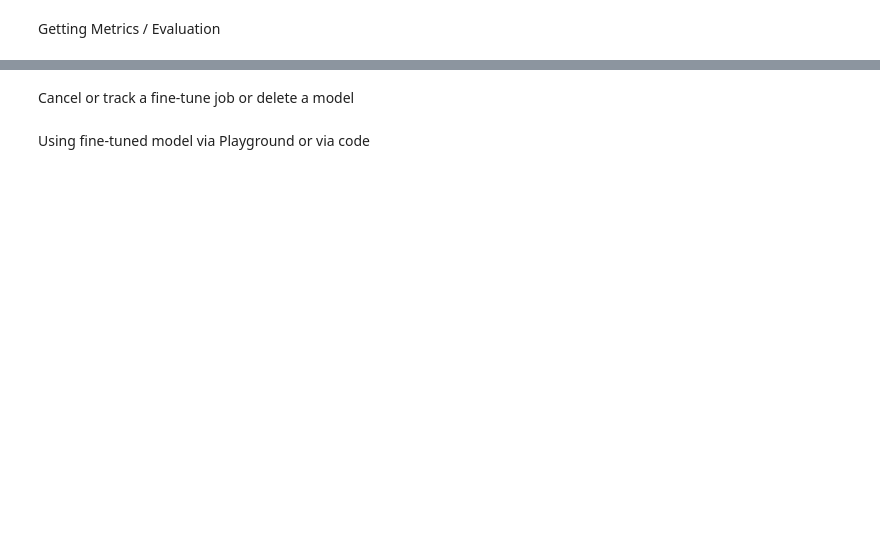
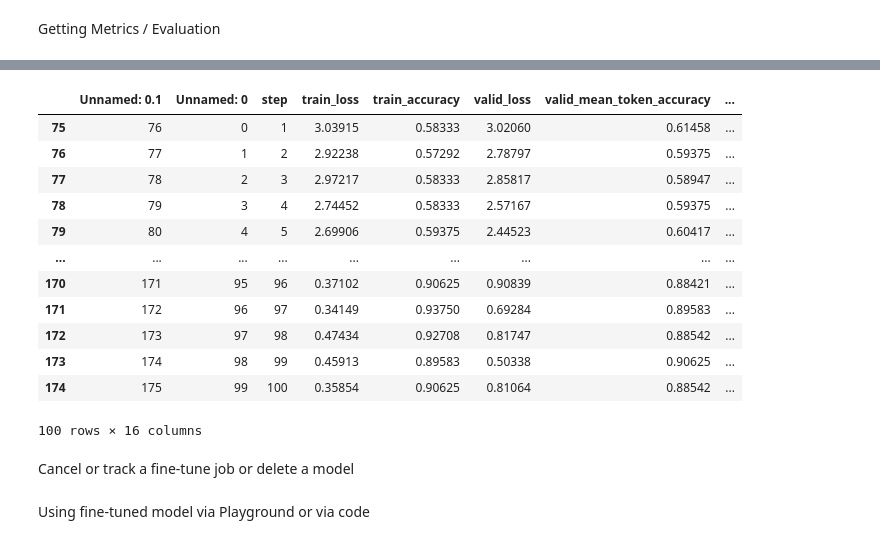
Before and after one commit to izu457/Thesis_Finetuning_GPT3.5_Political_Stance, a Jupyter notebook: Fine-Tuning_Cookbook.ipynb, the cells around one changed output, grey strips where cells are left out. Drawn from its saved outputs; the diff is of its cells as text; code cells hidden in the pictures; blank space fills up the shorter version.

```diff
--- a/Fine-Tuning_Cookbook.ipynb
+++ b/Fine-Tuning_Cookbook.ipynb
@@ -426,0 +401,25 @@ plt.show()
+# %%
+clas_results_metrics_copy = pd.read_csv("clas_results_metrics_copy.csv")
+
+# Find three most minimal losses to choose the best model
+min_loss = clas_results_metrics_copy["train_loss"].min()
+min_losses = clas_results_metrics_copy["train_loss"].nsmallest(3)
+display(min_loss)
+display(min_losses)
+print(f"Models {min_losses.index} are the models with the lowest losses of {min_losses.values}.")
+
+# Find the model with the smallest training AND validation loss
+# Calculate sum of each training and validation loss and find smallest sum
+clas_results_metrics_copy["sum_loss"] = clas_results_metrics_copy["train_loss"] + clas_results_metrics_copy["valid_loss"]
+min_sum_loss = clas_results_metrics_copy["sum_loss"].min()
+min_sum_losses = clas_results_metrics_copy["sum_loss"].nsmallest(3)
+display(min_sum_loss)
+display(min_sum_losses)
+print(f"Models {min_sum_losses.index} are the models with the lowest sum of training and validation losses of {min_sum_losses.values}.")
+
+# save min_sum_losses.index as list of indices
+min_sum_losses_indices = min_sum_losses.index.tolist()
+print(min_sum_losses_indices)
+display(clas_results_metrics_copy.loc[min_sum_losses_indices[0]])
+display(clas_results_metrics_copy.loc[min_sum_losses_indices[1]])
+display(clas_results_metrics_copy.loc[min_sum_losses_indices[2]])
@@ -427,3 +491,20 @@ plt.show()
+# %%
+# print smallest sum of losses of models with combination lr: 5, epochs: 4, batch: 1
+display(clas_results_metrics_copy[clas_results_metrics_copy["hyperparameter_combination"] == "lr: 2.0, epochs: 10, batch: 1"])
+# %% [output]
+|  | Unnamed: 0.1 | Unnamed: 0 | step | train_loss | train_accuracy | valid_loss | valid_mean_token_accuracy | ... |
+| 75 | 76 | 0 | 1 | 3.03915 | 0.58333 | 3.02060 | 0.61458 | ... |
+| 76 | 77 | 1 | 2 | 2.92238 | 0.57292 | 2.78797 | 0.59375 | ... |
+| 77 | 78 | 2 | 3 | 2.97217 | 0.58333 | 2.85817 | 0.58947 | ... |
+| 78 | 79 | 3 | 4 | 2.74452 | 0.58333 | 2.57167 | 0.59375 | ... |
+| 79 | 80 | 4 | 5 | 2.69906 | 0.59375 | 2.44523 | 0.60417 | ... |
+| ... | ... | ... | ... | ... | ... | ... | ... | ... |
+| 170 | 171 | 95 | 96 | 0.37102 | 0.90625 | 0.90839 | 0.88421 | ... |
+| 171 | 172 | 96 | 97 | 0.34149 | 0.93750 | 0.69284 | 0.89583 | ... |
+| 172 | 173 | 97 | 98 | 0.47434 | 0.92708 | 0.81747 | 0.88542 | ... |
+| 173 | 174 | 98 | 99 | 0.45913 | 0.89583 | 0.50338 | 0.90625 | ... |
+| 174 | 175 | 99 | 100 | 0.35854 | 0.90625 | 0.81064 | 0.88542 | ... |
+100 rows × 16 columns
 # %% [markdown]
 Cancel or track a fine-tune job or delete a model
 # %%
```
Also changed, not shown: parts of 24 cells of this notebook, 5 other files.
